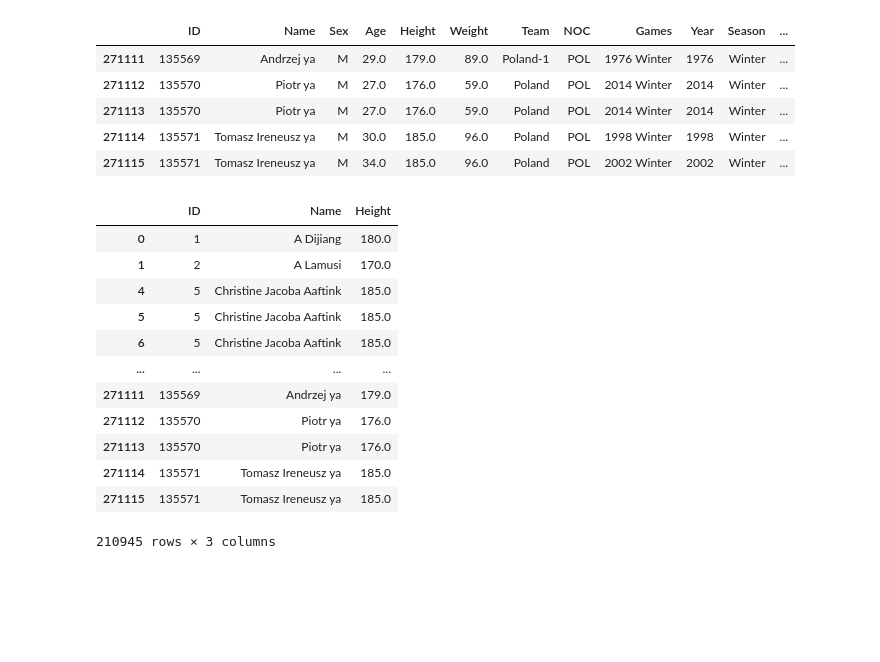
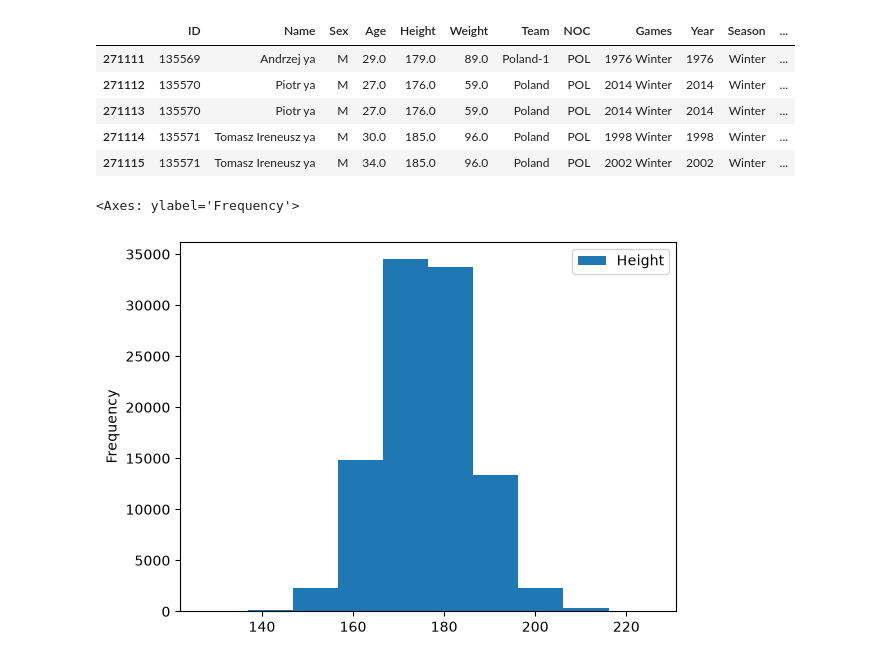
Before and after one commit to reuven/OReilly-PyData-September-2026-09, a Jupyter notebook: OReilly-PyData-September-2026-09-29.ipynb, the cells around one changed output. Saved outputs shown, nothing was run; the diff lists cells and outputs as text; code cells hidden in the pictures; blank space fills up the shorter version.

```diff
--- a/OReilly-PyData-September-2026-09-29.ipynb
+++ b/OReilly-PyData-September-2026-09-29.ipynb
@@ -1422,23 +1422,14 @@ df.tail()
 # %%
 # how can we ensure that we're looking at unique individuals?
 
 (
     df
     [['ID', 'Name', 'Height']]
     .dropna()
-
+    .set_index('ID')
+    .drop_duplicates()
+    .plot.hist()
 )
 # %% [output]
-|  | ID | Name | Height |
-| 0 | 1 | A Dijiang | 180.0 |
-| 1 | 2 | A Lamusi | 170.0 |
-| 4 | 5 | Christine Jacoba Aaftink | 185.0 |
-| 5 | 5 | Christine Jacoba Aaftink | 185.0 |
-| 6 | 5 | Christine Jacoba Aaftink | 185.0 |
-| ... | ... | ... | ... |
-| 271111 | 135569 | Andrzej ya | 179.0 |
-| 271112 | 135570 | Piotr ya | 176.0 |
-| 271113 | 135570 | Piotr ya | 176.0 |
-| 271114 | 135571 | Tomasz Ireneusz ya | 185.0 |
-| 271115 | 135571 | Tomasz Ireneusz ya | 185.0 |
-210945 rows × 3 columns
+<Axes: ylabel='Frequency'>
+[figure, added]
```
Also changed, not shown: parts of 2 cells of this notebook.
